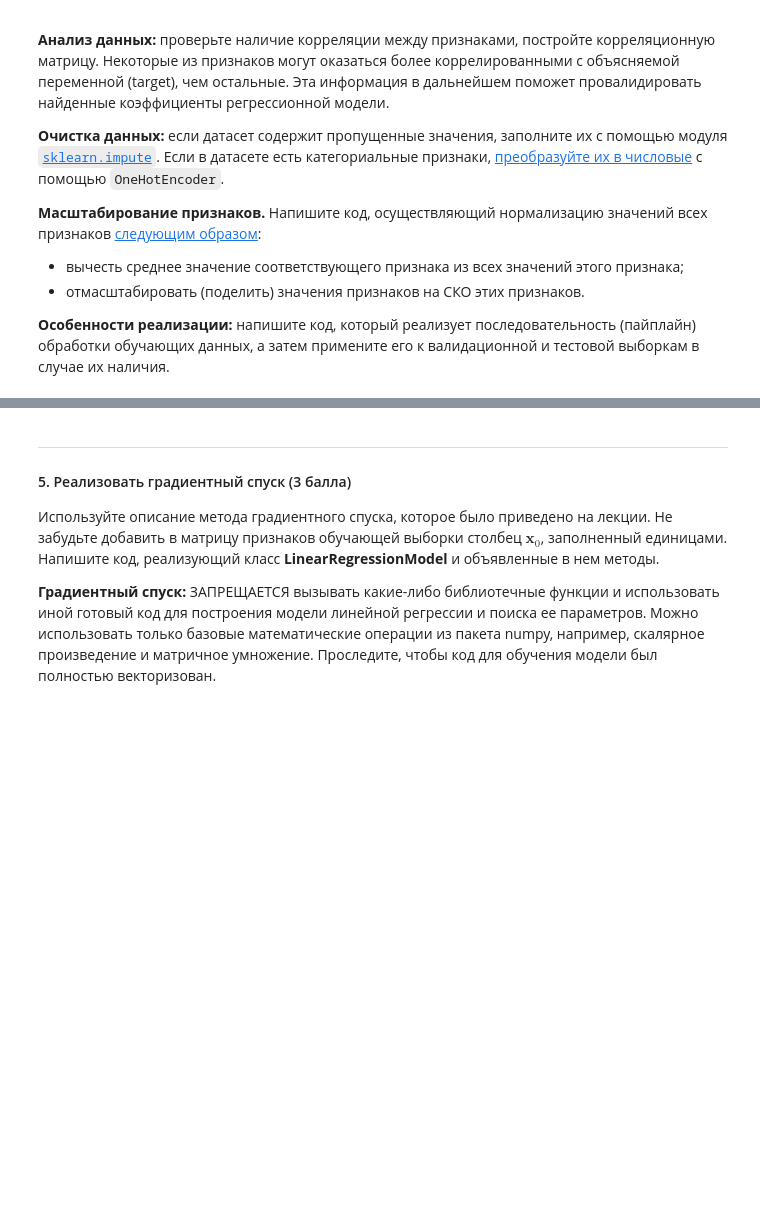
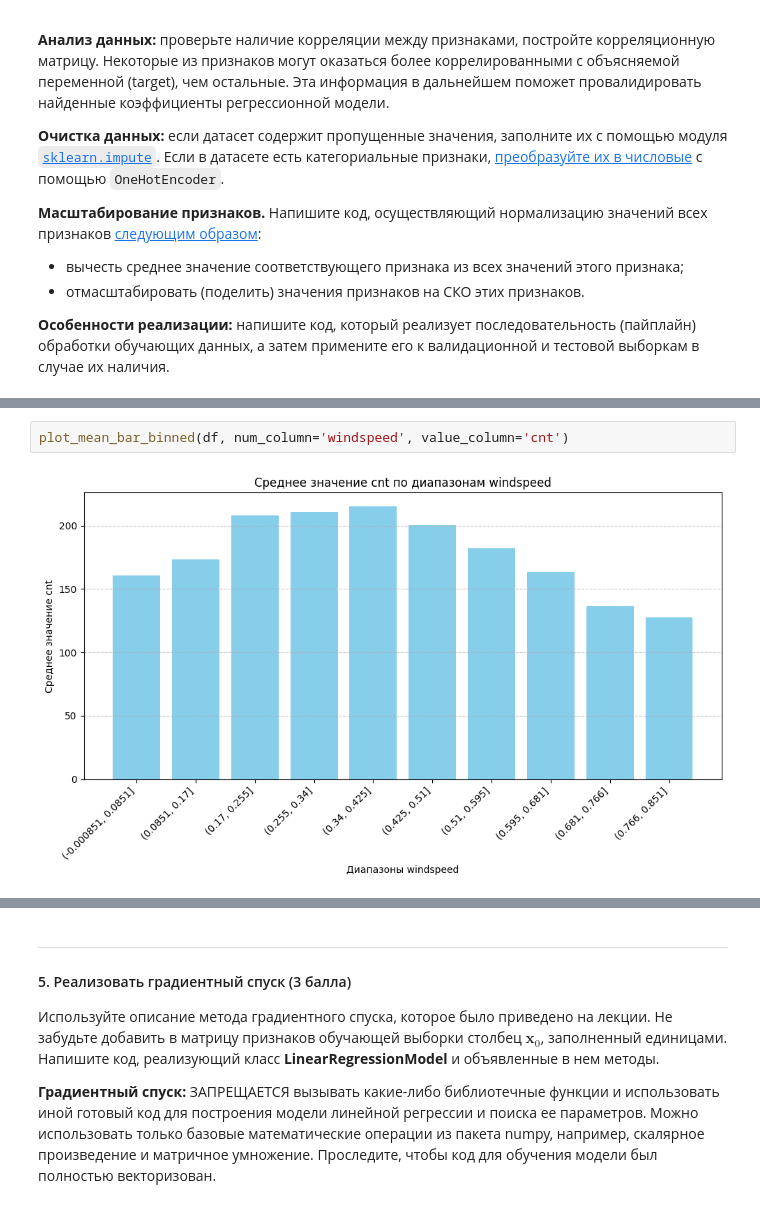
Before and after one commit to necoray/DrawIo, a Jupyter notebook: regression_assignment.ipynb, the cells around one changed output, grey strips where cells are left out. Drawn from its saved outputs; the diff is of its cells as text; blank space fills up the shorter version.

```diff
--- a/regression_assignment.ipynb
+++ b/regression_assignment.ipynb
@@ -155,0 +282,4 @@ NameError: name 'sklearn' is not defined
+# %%
+plot_mean_bar_binned(df, num_column='windspeed', value_column='cnt')
+# %% [output]
+[figure, added]
```
Also changed, not shown: parts of 18 cells of this notebook.
